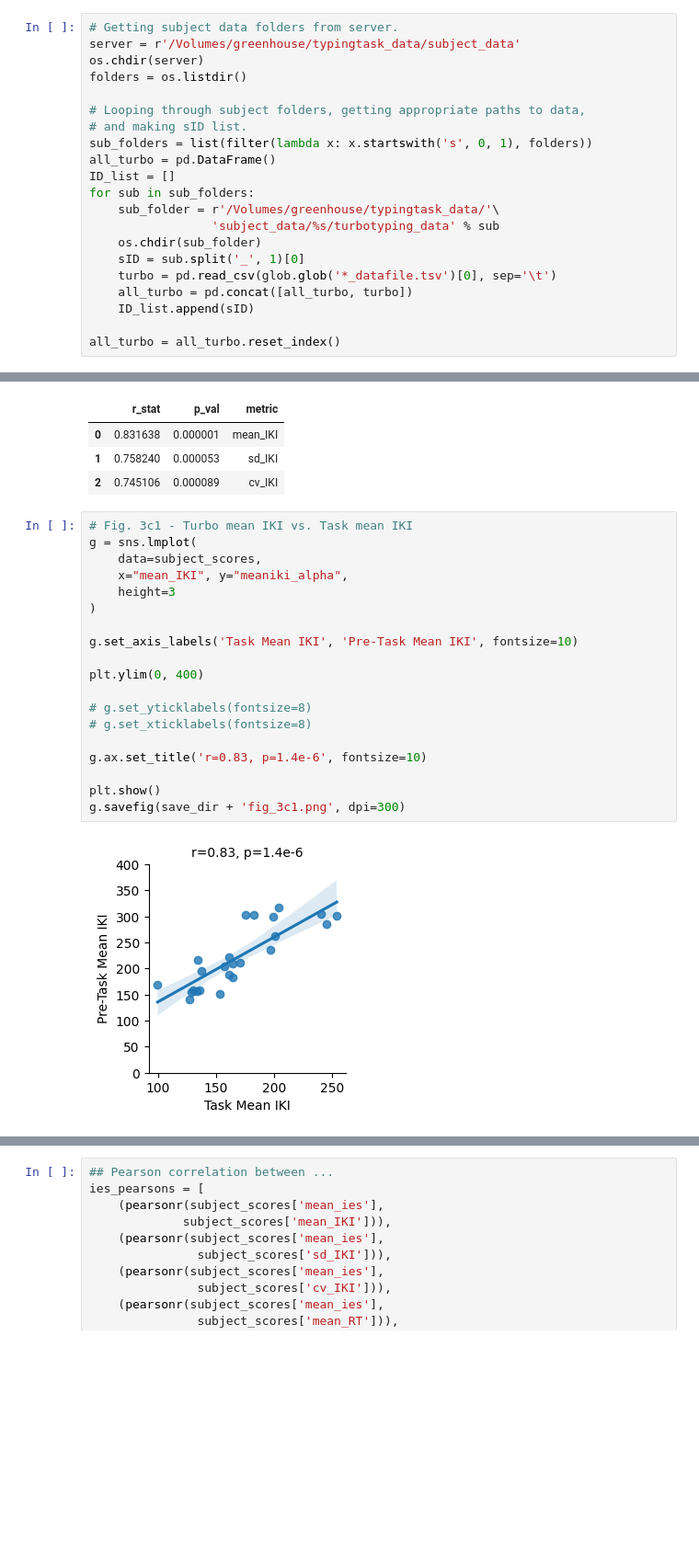
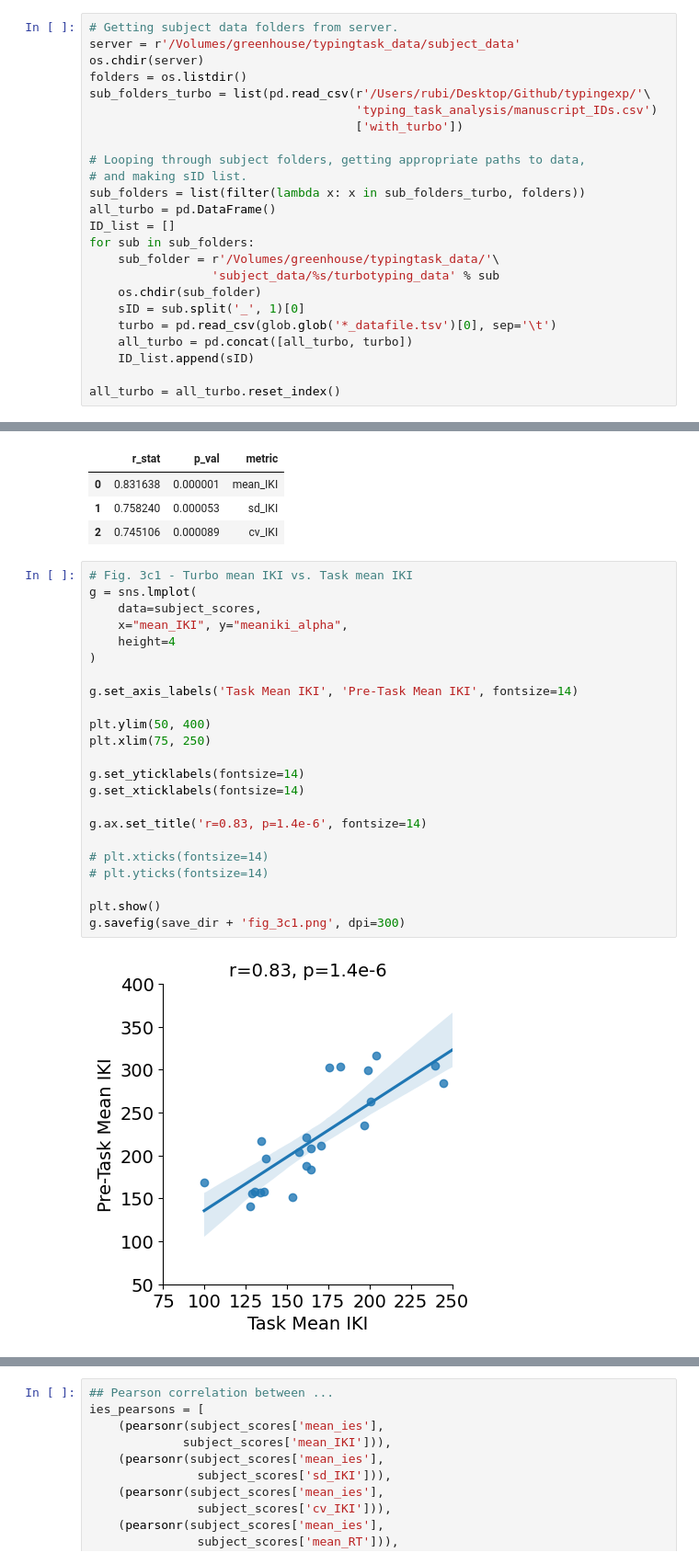
Before and after one commit to rruopp/typingexp, a Jupyter notebook: typing_task_analysis/turbotyping_analysis.ipynb, the cells around one changed output, grey strips where cells are left out. Shown at 92% size. Saved outputs shown, nothing was run; the diff lists cells and outputs as text; blank space fills up the shorter version.

```diff
--- a/typing_task_analysis/turbotyping_analysis.ipynb
+++ b/typing_task_analysis/turbotyping_analysis.ipynb
@@ -115,10 +115,13 @@ def sentence_to_keydata(string):
 server = r'/Volumes/greenhouse/typingtask_data/subject_data'
 os.chdir(server)
 folders = os.listdir()
+sub_folders_turbo = list(pd.read_csv(r'/Users/rubi/Desktop/Github/typingexp/'\
+                                     'typing_task_analysis/manuscript_IDs.csv')
+                                     ['with_turbo'])
 
 # Looping through subject folders, getting appropriate paths to data,
 # and making sID list.
-sub_folders = list(filter(lambda x: x.startswith('s', 0, 1), folders))
+sub_folders = list(filter(lambda x: x in sub_folders_turbo, folders))
 all_turbo = pd.DataFrame()
 ID_list = []
 for sub in sub_folders:
@@ -556,24 +539,28 @@ alpha_pearsons
 # %%
 # Fig. 3c1 - Turbo mean IKI vs. Task mean IKI
 g = sns.lmplot(
     data=subject_scores,
     x="mean_IKI", y="meaniki_alpha",
-    height=3
+    height=4
 )
 
-g.set_axis_labels('Task Mean IKI', 'Pre-Task Mean IKI', fontsize=10)
+g.set_axis_labels('Task Mean IKI', 'Pre-Task Mean IKI', fontsize=14)
 
-plt.ylim(0, 400)
+plt.ylim(50, 400)
+plt.xlim(75, 250)
 
-# g.set_yticklabels(fontsize=8)
-# g.set_xticklabels(fontsize=8)
+g.set_yticklabels(fontsize=14)
+g.set_xticklabels(fontsize=14)
 
-g.ax.set_title('r=0.83, p=1.4e-6', fontsize=10)
+g.ax.set_title('r=0.83, p=1.4e-6', fontsize=14)
+
+# plt.xticks(fontsize=14)
+# plt.yticks(fontsize=14)
 
 plt.show()
 g.savefig(save_dir + 'fig_3c1.png', dpi=300)
 # %% [output]
-[figure, old version]
+[figure, new version]
 # %%
 # Fig. 3c2 - Turbo SD IKI vs. Task SD IKI
 g = sns.lmplot(
```
Also changed, not shown: parts of 4 cells of this notebook, 55 other files.
